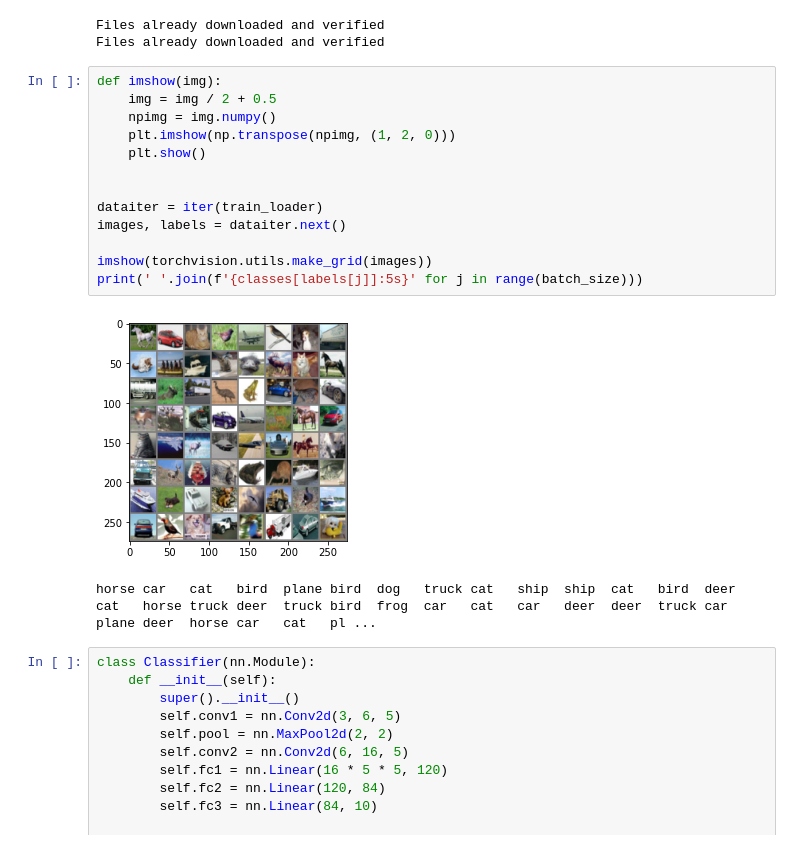
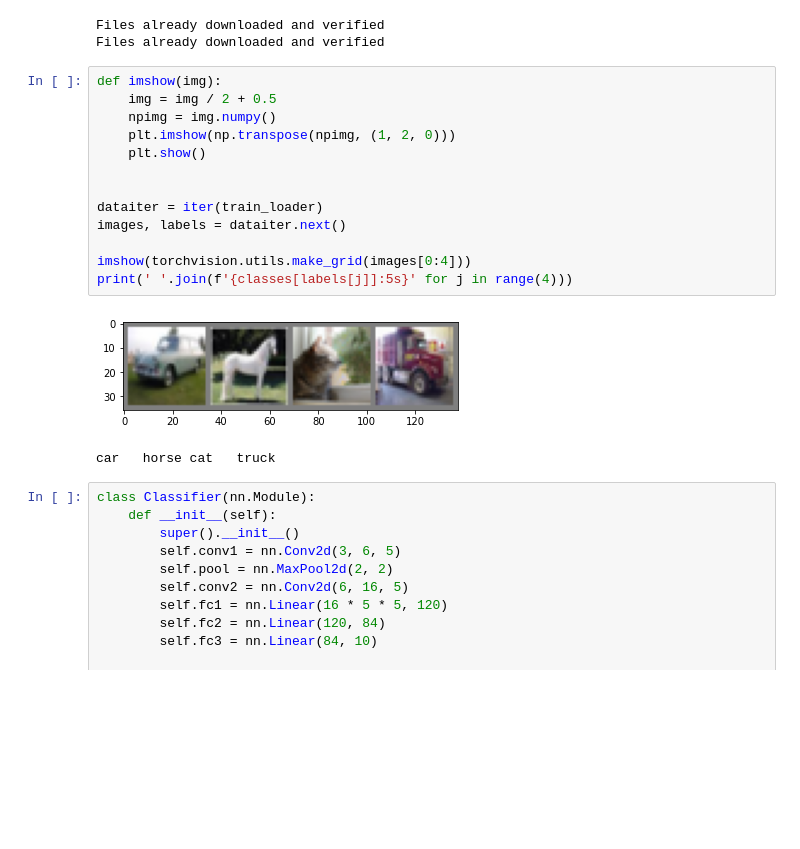
Before and after one commit to soumik12345/functorch-examples, a Jupyter notebook: 01_classfier_training.ipynb, the cells around one changed output. Cells and saved outputs as stored; diff of their text form; blank space fills up the shorter version.

```diff
--- a/01_classfier_training.ipynb
+++ b/01_classfier_training.ipynb
@@ -53,19 +53,19 @@ Files already downloaded and verified
 # %%
 def imshow(img):
     img = img / 2 + 0.5
     npimg = img.numpy()
     plt.imshow(np.transpose(npimg, (1, 2, 0)))
     plt.show()
 
 
 dataiter = iter(train_loader)
 images, labels = dataiter.next()
 
-imshow(torchvision.utils.make_grid(images))
-print(' '.join(f'{classes[labels[j]]:5s}' for j in range(batch_size)))
+imshow(torchvision.utils.make_grid(images[0:4]))
+print(' '.join(f'{classes[labels[j]]:5s}' for j in range(4)))
 # %% [output]
-[figure, old version]
+[figure, new version]
-horse car   cat   bird  plane bird  dog   truck cat   ship  ship  cat   bird  deer  cat   horse truck deer  truck bird  frog  car   cat   car   deer  deer  truck car   plane deer  horse car   cat   pl ...
+car   horse cat   truck
 # %%
 class Classifier(nn.Module):
     def __init__(self):
```
Also changed, not shown: parts of 4 cells of this notebook.
